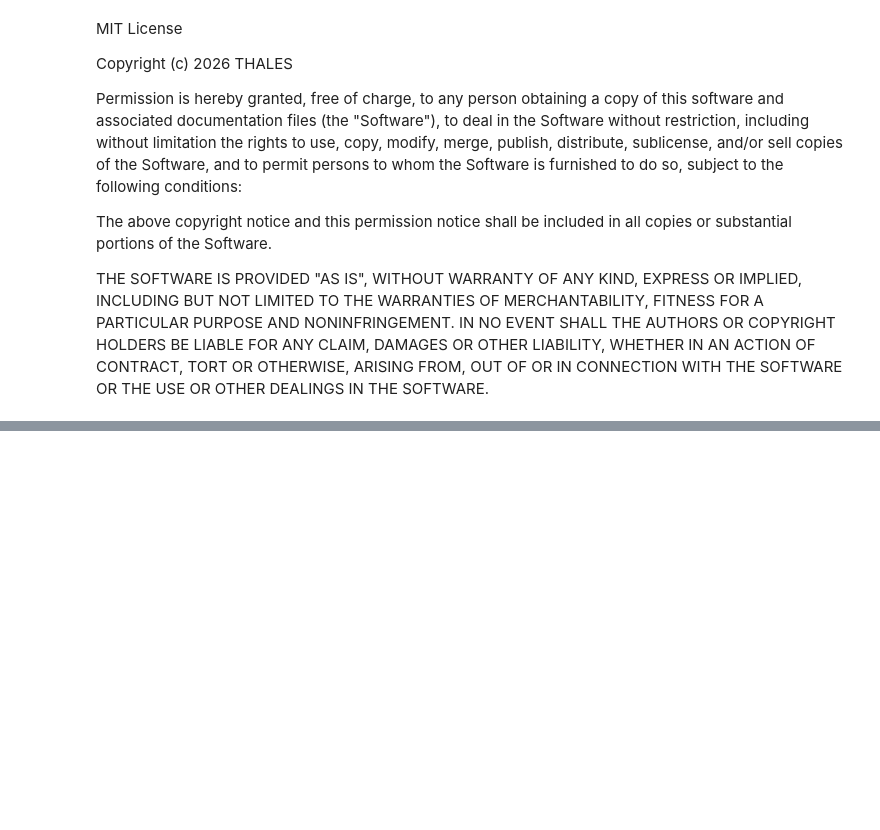
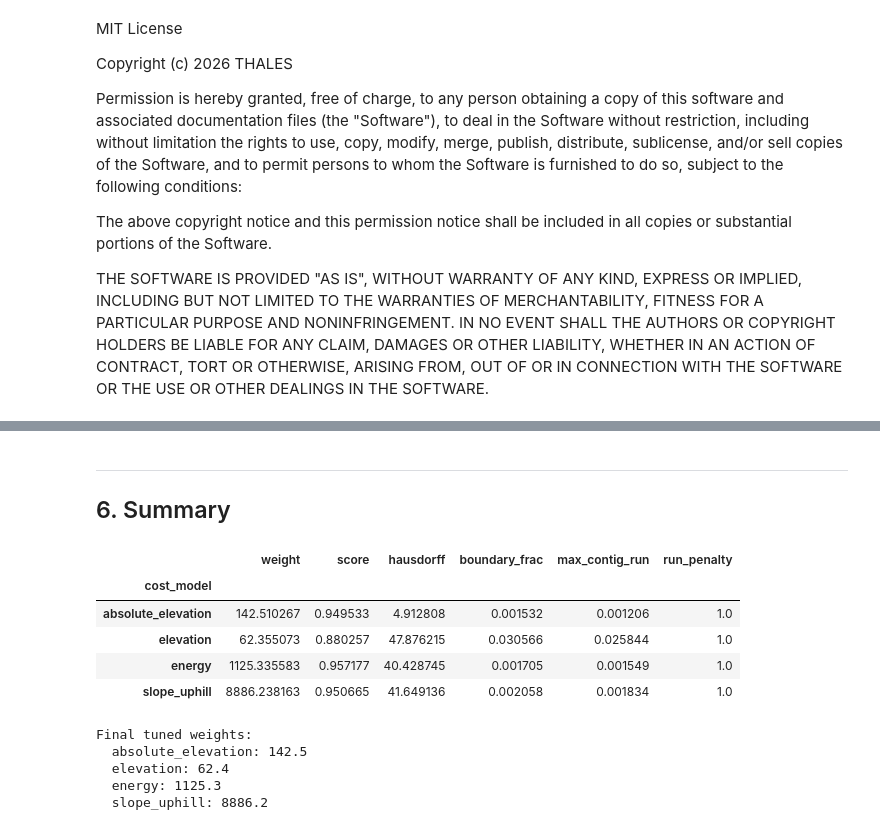
Before and after one commit to ThalesGroup/passage, a Jupyter notebook: notebooks/costmodel.ipynb, the cells around one changed output, grey strips where cells are left out. Cells and saved outputs as stored; diff of their text form; code cells hidden in the pictures; blank space fills up the shorter version.

```diff
--- a/notebooks/costmodel.ipynb
+++ b/notebooks/costmodel.ipynb
@@ -496,0 +783,39 @@ Error:
+# %% [markdown]
+---
+
+## 6. Summary
+# %%
+# Summary table
+summary_rows = []
+for cm in sorted(weights_tuned.keys()):
+    d = tuning_details[cm]
+    summary_rows.append(
+        {
+            "cost_model": cm,
+            "weight": weights_tuned[cm],
+            "score": d.get("chosen_score", 0),
+            "hausdorff": d.get("chosen_hausdorff", 0),
+            "boundary_frac": d.get("chosen_boundary_frac", 0),
+            "max_contig_run": d.get("chosen_max_contig_run", 0),
+            "run_penalty": d.get("chosen_run_penalty", 1),
+        }
+    )
+
+summary_table = pd.DataFrame(summary_rows).set_index("cost_model")
+display(summary_table)
+
+print("\nFinal tuned weights:")
+for cm, w in sorted(weights_tuned.items()):
+    print(f"  {cm}: {w:.1f}")
+# %% [output]
+|  | weight | score | hausdorff | boundary_frac | max_contig_run | run_penalty |
+| cost_model |  |  |  |  |  |  |
+| absolute_elevation | 142.510267 | 0.949533 | 4.912808 | 0.001532 | 0.001206 | 1.0 |
+| elevation | 62.355073 | 0.880257 | 47.876215 | 0.030566 | 0.025844 | 1.0 |
+| energy | 1125.335583 | 0.957177 | 40.428745 | 0.001705 | 0.001549 | 1.0 |
+| slope_uphill | 8886.238163 | 0.950665 | 41.649136 | 0.002058 | 0.001834 | 1.0 |
+Final tuned weights:
+  absolute_elevation: 142.5
+  elevation: 62.4
+  energy: 1125.3
+  slope_uphill: 8886.2
```
Also changed, not shown: parts of 56 cells of this notebook, 23 other files.
